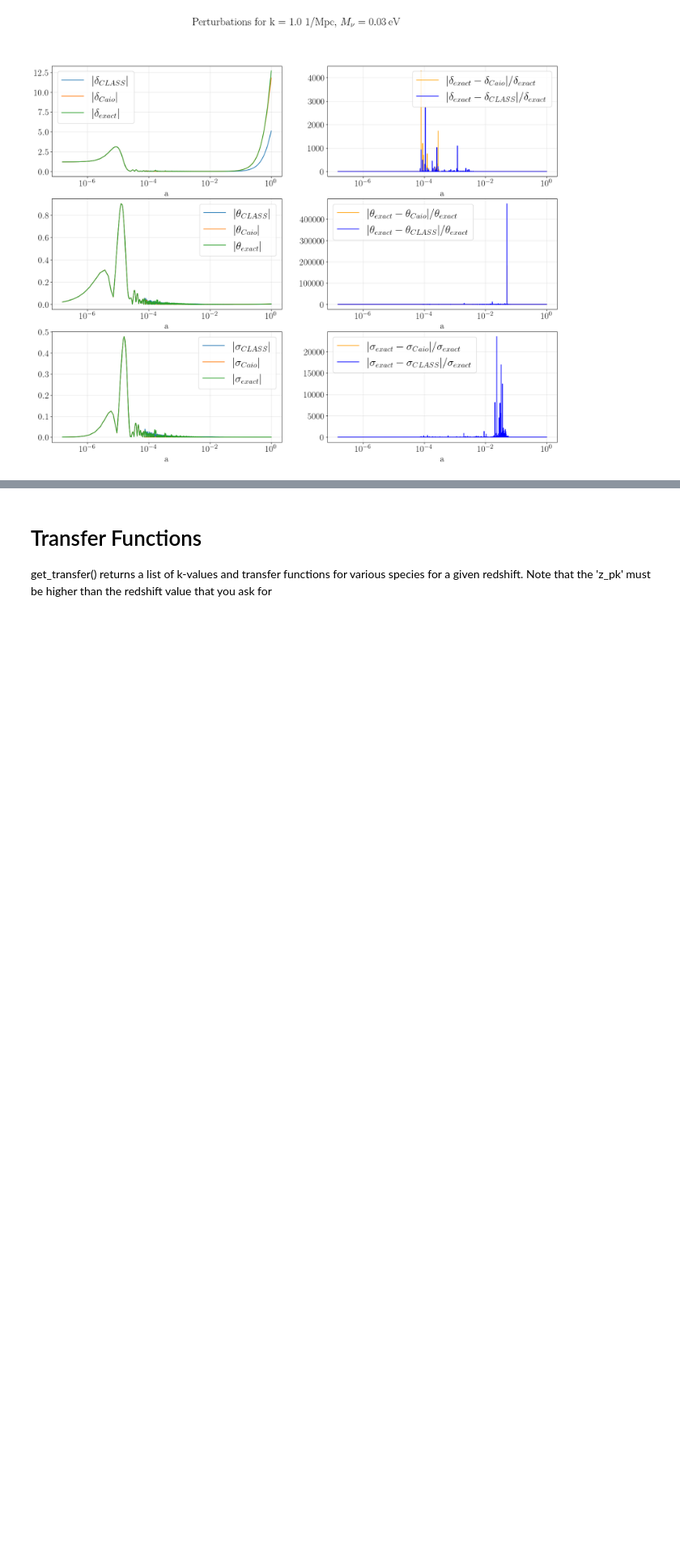
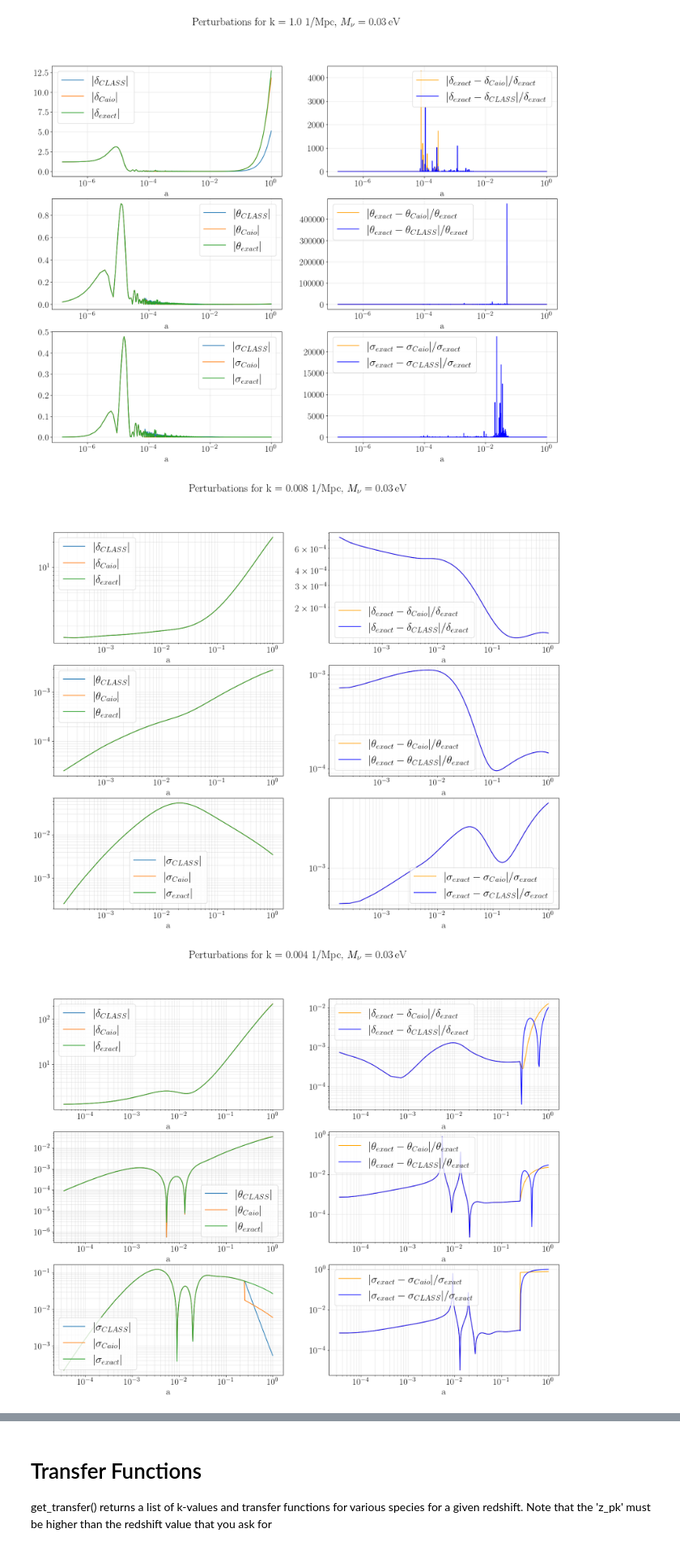
Before and after one commit to aradn97/class_GBH, a Jupyter notebook: test_gbh.ipynb, the cells around one changed output, grey strips where cells are left out. Shown at 81% size. Cells and saved outputs as stored; diff of their text form; code cells hidden in the pictures; blank space fills up the shorter version.

```diff
--- a/test_gbh.ipynb
+++ b/test_gbh.ipynb
@@ -185,3 +185,51 @@ for k_val_ind, k_val in enumerate(['0.008', '0.004', '0.001', '0.01', '0.1', '1.
 [figure]
 [figure]
 [figure]
+# %%
+ncdm_pert_class = ncdmFA_CLASS.get_perturbations()['scalar']
+ncdm_pert_caio = ncdmFA_caio.get_perturbations()['scalar']
+ncdm_pert_no_FA = ncdm_noFA.get_perturbations()['scalar']
+
+plt.rcParams.update({'font.size': 20})
+
+
+for k_val_ind, k_val in enumerate(['0.008', '0.004', '0.001', '0.01', '0.1', '1.0']):
+    ncdm_perturb_class = ncdm_pert_class[k_val_ind]
+    ncdm_perturb_caio = ncdm_pert_caio[k_val_ind]
+    ncdm_perturb_noFA = ncdm_pert_no_FA[k_val_ind]
+    a = ncdm_perturb_class['a']
+
+    # once again interpolating for robustness
+    d_ncdm_class = np.abs(sp.interpolate.interp1d(ncdm_perturb_class['a'], ncdm_perturb_class['delta_ncdm[0]'])(a))
+    theta_ncdm_class = np.abs(sp.interpolate.interp1d(ncdm_perturb_class['a'], ncdm_perturb_class['theta_ncdm[0]'])(a))
+    sigma_ncdm_class = np.abs(sp.interpolate.interp1d(ncdm_perturb_class['a'], ncdm_perturb_class['shear_ncdm[0]'])(a))
+
+    d_ncdm_caio = np.abs(sp.interpolate.interp1d(ncdm_perturb_caio['a'], ncdm_perturb_caio['delta_ncdm[0]'])(a))
+    theta_ncdm_caio = np.abs(sp.interpolate.interp1d(ncdm_perturb_caio['a'], ncdm_perturb_caio['theta_ncdm[0]'])(a))
+    sigma_ncdm_caio = np.abs(sp.interpolate.interp1d(ncdm_perturb_caio['a'], ncdm_perturb_caio['shear_ncdm[0]'])(a))
+
+    d_ncdm_noFA = np.abs(sp.interpolate.interp1d(ncdm_perturb_noFA['a'], ncdm_perturb_noFA['delta_ncdm[0]'])(a))
+    theta_ncdm_noFA = np.abs(sp.interpolate.interp1d(ncdm_perturb_noFA['a'], ncdm_perturb_noFA['theta_ncdm[0]'])(a))
+    sigma_ncdm_noFA = np.abs(sp.interpolate.interp1d(ncdm_perturb_noFA['a'], ncdm_perturb_noFA['shear_ncdm[0]'])(a))
+
+
+
+    fig, axes = plt.subplots(3,2, figsize = (20,15))
+
+    for i, x_1, x_2, x_3, name in zip(range(3), [d_ncdm_class, theta_ncdm_class, sigma_ncdm_class], [d_ncdm_caio, theta_ncdm_caio, sigma_ncdm_caio], [d_ncdm_noFA, theta_ncdm_noFA, sigma_ncdm_noFA], [rf'\delta', rf'\theta', rf'\sigma']):
+        axes[i,0].plot(a, x_1, label = rf'$|{name}_{{CLASS}}|$')
+        axes[i,0].plot(a, x_2,label = rf'$|{name}_{{Caio}}|$')
+        axes[i,0].plot(a, x_3,label = rf'$|{name}_{{exact}}|$')
+        axes[i, 1].plot(a, np.abs(x_2-x_3)/x_3, 'r', label = rf'$| {name}_{{exact}}- {name}_{{Caio}}| / {name}_{{exact}}$', color='orange')
+        axes[i, 1].plot(a, np.abs(x_1-x_3)/x_3, 'r', label = rf'$| {name}_{{exact}}- {name}_{{CLASS}}| / {name}_{{exact}}$', color='blue')
+    for ax in axes.flat:
+        ax.set_xscale('log')
+        ax.set_yscale('log')
+        ax.set_xlabel('a')
+
+        ax.legend(fontsize='large')
+        ax.grid(which="both",alpha = 0.5, linewidth=0.5)
+    fig.suptitle(rf'Perturbations for k = {k_val} 1/Mpc, $M_\nu = {M_nu} \, \mathrm{{eV}}$')
+# %% [output]
+[figure, added]
+[figure, added]
```
Also changed, not shown: parts of 9 cells of this notebook, 4 other files.
